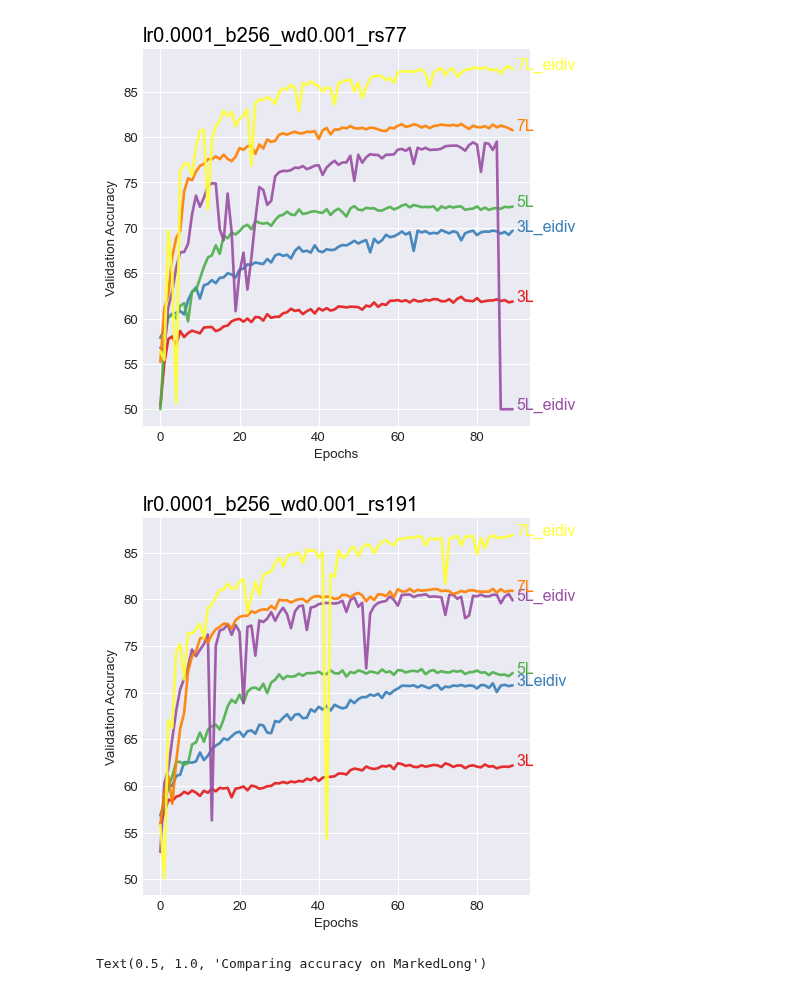
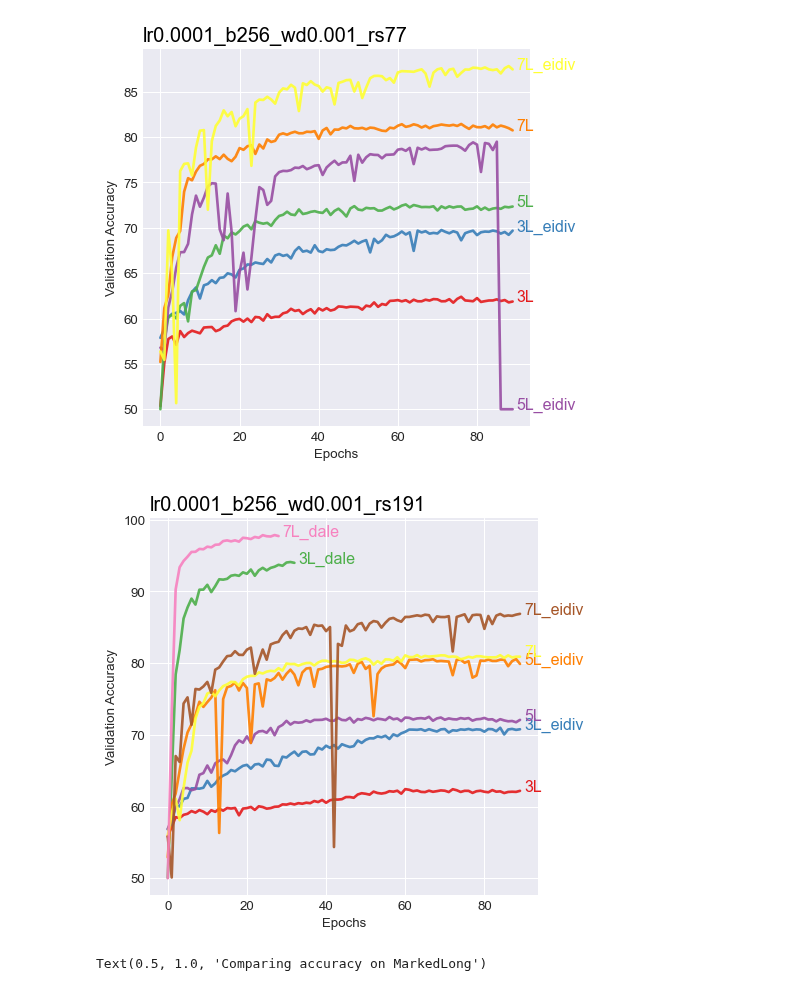
Before and after one commit to hiyuantang/marked_long, a Jupyter notebook: results/vis.ipynb, the cells around one changed output. Cells and saved outputs as stored; diff of their text form; code cells hidden in the pictures.

Commit message:
upload results for dalernn

```diff
--- a/results/vis.ipynb
+++ b/results/vis.ipynb
@@ -6,7 +6,7 @@ import pandas as pd
 import torch
 # %%
 acc_df_global = pd.DataFrame(columns=['model', 'acc', 'epoch'])
-epoch_global = 70
+epoch_global = 0
 def get_val_results_addtodata(path):
     results = []
     global acc_df_global, epoch_global
@@ -68,6 +68,9 @@ L5_rs191 = get_val_results_addtodata('./rs191/5L.txt')
 L5eidiv_rs191 = get_val_results_addtodata('./rs191/5Leidiv.txt')
 L7_rs191 = get_val_results_addtodata('./rs191/7L.txt')
 L7eidiv_rs191 = get_val_results_addtodata('./rs191/7Leidiv.txt')
+
+L3_dale_rs191 = get_val_results_addtodata('./rs191/3Ldale.txt')
+L7_dale_rs191 = get_val_results_addtodata('./rs191/7Ldale.txt')
 # %%
 #get mean from each model
 L3_mean, L3_std = get_mean_std_at_epoch(L3_rs53, L3_rs77, L3_rs191, epoch=epoch_global)
@@ -89,11 +92,15 @@ vis(acc_list, name_list, 'lr0.0001_b256_wd0.001_rs77')
 # %% [output]
 [figure]
 # %%
-acc_list = np.array([L3_rs191, L3eidiv_rs191, L5_rs191, L5eidiv_rs191, L7_rs191, L7eidiv_rs191], dtype=object)
-name_list = np.array(['3L', '3Leidiv', '5L', '5L_eidiv', '7L', '7L_eidiv'])
+acc_list = np.array([L3_rs191, L3eidiv_rs191, L3_dale_rs191,
+                    L5_rs191, L5eidiv_rs191,
+                    L7_rs191, L7eidiv_rs191, L7_dale_rs191], dtype=object)
+name_list = np.array(['3L', '3L_eidiv', '3L_dale',
+                    '5L', '5L_eidiv',
+                    '7L', '7L_eidiv', '7L_dale'])
 vis(acc_list, name_list, 'lr0.0001_b256_wd0.001_rs191')
 # %% [output]
-[figure, old version]
+[figure, new version]
 # %%
 dpi = 100
 plt.figure(figsize=(700/dpi, 700/dpi), dpi=dpi)
```
Also changed, not shown: 2 other files.
